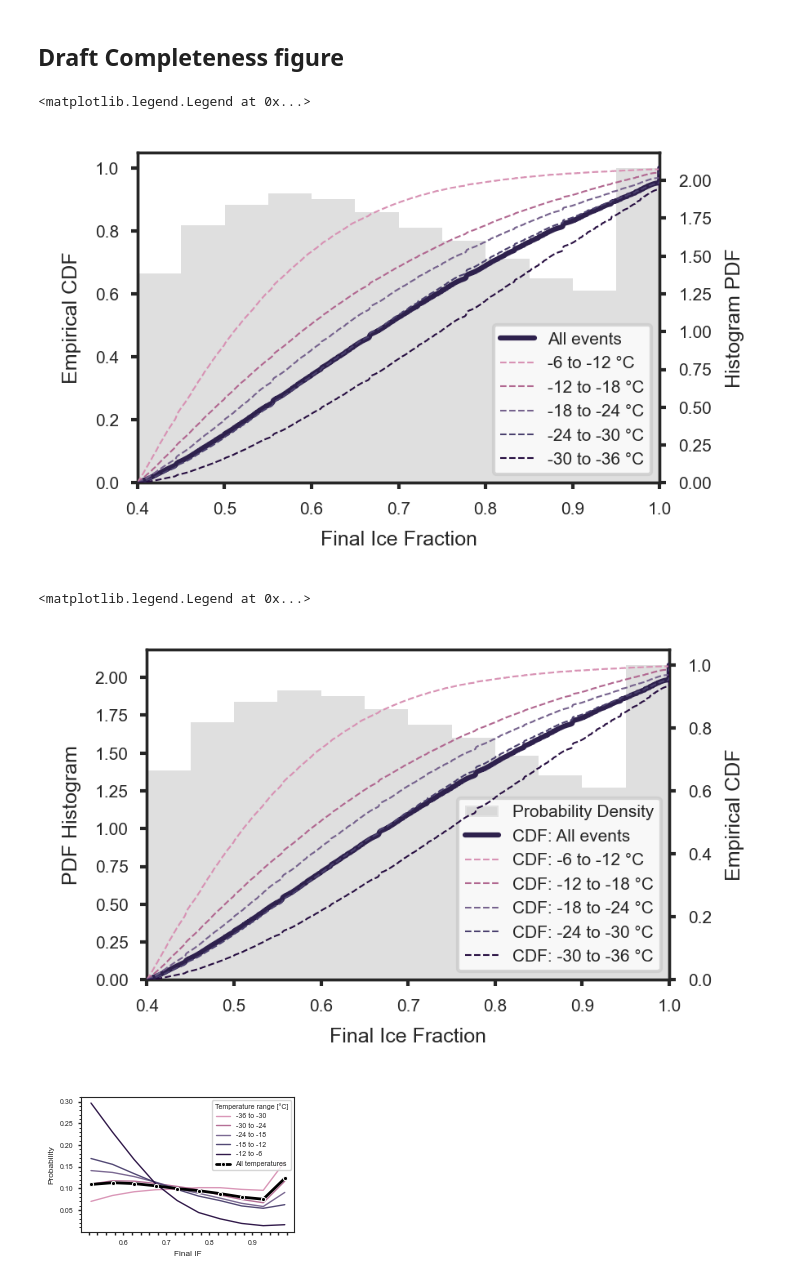
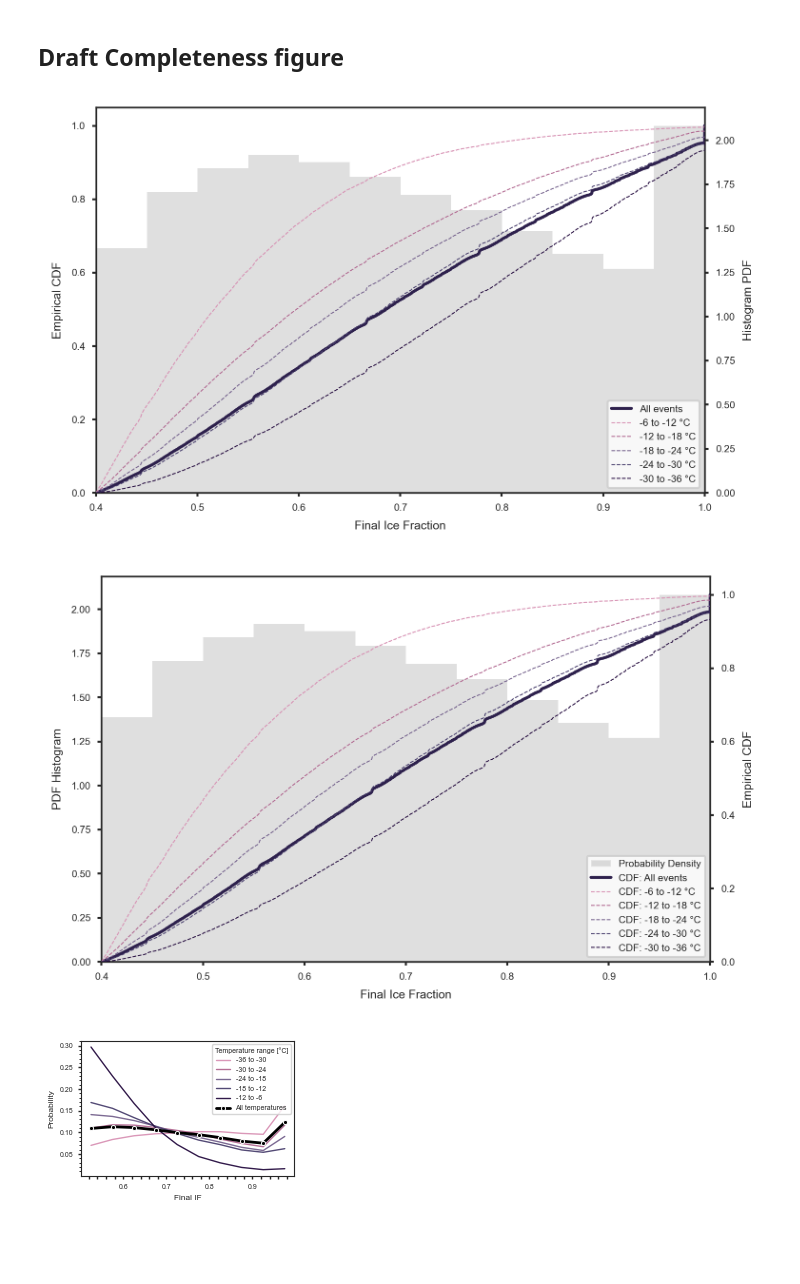
Before and after one commit to DragomirNikolov/Glaciation_time_estimator, a Jupyter notebook: Result_analysis/Publication_figures/Multiyear_analysis/plot_occurance_rates.ipynb, the cells around one changed output. Saved outputs shown, nothing was run; the diff lists cells and outputs as text; code cells hidden in the pictures; blank space fills up the shorter version.

```diff
--- a/Result_analysis/Publication_figures/Multiyear_analysis/plot_occurance_rates.ipynb
+++ b/Result_analysis/Publication_figures/Multiyear_analysis/plot_occurance_rates.ipynb
@@ -1618,7 +1639,7 @@ fig.savefig(
 import numpy as np
 import matplotlib.pyplot as plt
 
-fig, ax = plt.subplots(figsize=(5.501/2, 3.504/2), dpi=300)
+fig, ax = plt.subplots(figsize=(5.501, 3.504), dpi=300)
 
 def get_cdf_x_y(data):
     """
@@ -1692,14 +1713,13 @@ h1, l1 = ax.get_legend_handles_labels()
 h2, l2 = ax_hist.get_legend_handles_labels()
 ax.legend(h1 + h2, l1 + l2, fontsize=5, loc='lower right')
 # %% [output]
-<matplotlib.legend.Legend at 0x...>
-[figure, old version]
+[figure, new version]
 # %%
 import numpy as np
 import matplotlib.pyplot as plt
 from matplotlib.patches import Patch  # for legend box
 
-fig, ax = plt.subplots(figsize=(5.501/2, 3.504/2), dpi=300)  # ax = LEFT axis (hist PDF)
+fig, ax = plt.subplots(figsize=(5.501, 3.504), dpi=300)  # ax = LEFT axis (hist PDF)
 
 def get_cdf_x_y(data):
     """
@@ -1744,35 +1764,35 @@ for i, min_temp in enumerate(min_temp_list):
         where="post",
         color=var_temp_cm[i],
         label=f"CDF: {int(min_temp+6)} to {int(min_temp)} °C",
         linestyle="--",
         linewidth=0.5,
         zorder=3
     )
 
 # --- Axes limits and labels ---
 ax_cdf.set_ylim(0, 1.05)
 ax.set_xlim(0.4, 1.0)
 ax.set_xlabel("Final Ice Fraction", fontsize=6)
 ax_cdf.set_ylabel("Empirical CDF", fontsize=6)
 
 # --- Tick settings (X and LEFT axis - histogram) ---
 ax.xaxis.set_ticks_position('bottom')
 ax.yaxis.set_ticks_position('left')
 ax.tick_params(axis='x', which='both', bottom=True, top=False, length=2, width=1, direction='out', labelsize=5)
 ax.tick_params(axis='y', which='minor', bottom=True, top=False, length=1.2, width=0.7, direction='out')
 ax.tick_params(axis='y', which='major', left=True, right=False, length=2, width=1, direction='out', labelsize=5)
 
 # --- Tick settings (RIGHT axis - CDF) ---
 ax_cdf.tick_params(axis='y', which='major', right=True, left=False, length=2, width=1, direction='out', labelsize=5)
 ax_cdf.tick_params(axis='y', which='minor', right=True, left=False, length=1.2, width=0.7, direction='out')
 
 # --- Legend combining both axes ---
 hist_patch = Patch(facecolor='gray', alpha=0.25, label='Probability Density')  # legend box for histogram
 h1, l1 = ax_cdf.get_legend_handles_labels()
 ax.legend([hist_patch] + h1, ['Probability Density'] + l1, fontsize=5, loc='lower right')
+fig.savefig("/wolke_scratch/dnikolo/Glaciation_time_estimator/Result_graphs/Publication_figures/Suplement/glaciation_pdf_cdf.pdf",dpi=300)
 # %% [output]
-<matplotlib.legend.Legend at 0x...>
-[figure, old version]
+[figure, new version]
 # %%
 import os
 import matplotlib.pyplot as plt
```
Also changed, not shown: parts of 6 cells of this notebook, 14 other files.
